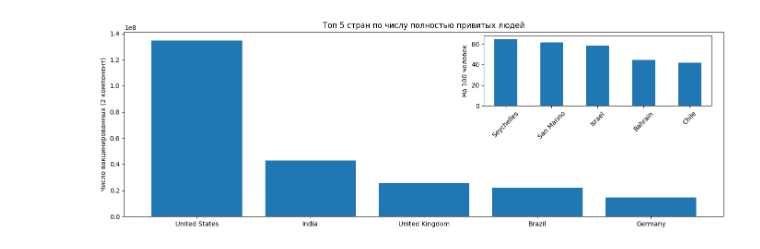
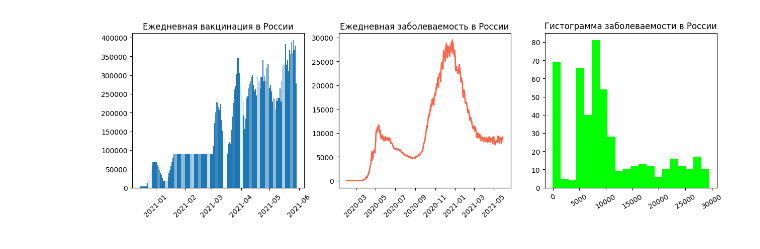
Before and after one commit to Nikolayf11/nikolas, a Jupyter notebook: skilfactory/PY_13_Визуализация/data/covid.ipynb, the cells around one changed output. Cells and saved outputs as stored; diff of their text form; code cells hidden in the pictures.

```diff
--- a/skilfactory/PY_13_Визуализация/data/covid.ipynb
+++ b/skilfactory/PY_13_Визуализация/data/covid.ipynb
@@ -122,6 +122,11 @@ plt.style.use('default')
   #  explode = [0.1, 0, 0, 0, 0, 0, 0, 0, 0, 0]
 #);
 
+
+
+
+
+
 #избавляемся от пропусков в столбце с вакцинами
 #combination_not_nan = covid_df.dropna(subset=['vaccines'])
 #группируем по странам и выбираем последнюю комбинацию вакцин в стране
@@ -153,42 +158,87 @@ plt.style.use('default')
    # autopct='%.1f%%',
 #);
 
 
 
+
+
 #china_data = covid_df[covid_df['country'] == 'China']
 #china_grouped = china_data.groupby(['date'])[['confirmed', 'active', 'deaths', 'recovered']].sum()
 
 #визуализация графиков
 #fig = plt.figure(figsize=(10, 4))
 #axes = fig.add_axes([0, 0, 1, 1])
 #axes.plot(china_grouped['confirmed'], label='Общее число зафиксированных случаев', lw=3)
 #axes.plot(china_grouped['deaths'], label='Общее число смертей', lw=3)
 #axes.plot(china_grouped['recovered'], label='Общее число выздоровевших пациентов', lw=3)
 #axes.plot(china_grouped['active'], label='Общее число активных случаев', lw=3, linestyle='dashed')
 
 #установка параметров отображения
 #axes.set_title('Статистика Covid-19 в Китае', fontsize=16)
 #axes.set_xlabel('Даты')
 #axes.set_ylabel('Число случаев')
 #axes.set_yticks(range(0, 100000, 10000))
 #axes.xaxis.set_tick_params(rotation=30)
 #axes.grid()
 #axes.legend();
 
-vacc_country = covid_df.groupby('country')['people_fully_vaccinated'].last().nlargest(5)
-vacc_country_per_hundred = covid_df.groupby('country')['people_fully_vaccinated_per_hundred'].last().nlargest(5)
+
+
+
+
+#vacc_country = covid_df.groupby('country')['people_fully_vaccinated'].last().nlargest(5)
+#vacc_country_per_hundred = covid_df.groupby('country')['people_fully_vaccinated_per_hundred'].last().nlargest(5)
 
 #визуализация главного графика
-fig = plt.figure(figsize=(13, 4))
-main_axes = fig.add_axes([0, 0, 1, 1])
-main_axes.bar(x = vacc_country.index, height = vacc_country);
-main_axes.set_ylabel('Число вакцинированных (2 компонент)')
-main_axes.set_title('Топ 5 стран по числу полностью привитых людей')
+#fig = plt.figure(figsize=(13, 4))
+#main_axes = fig.add_axes([0, 0, 1, 1])
+#main_axes.bar(x = vacc_country.index, height = vacc_country);
+#main_axes.set_ylabel('Число вакцинированных (2 компонент)')
+#main_axes.set_title('Топ 5 стран по числу полностью привитых людей')
 
 #визуализация вспомогательного графика
-insert_axes = fig.add_axes([0.6, 0.6, 0.38, 0.38])
-insert_axes.bar(x = vacc_country_per_hundred.index, height = vacc_country_per_hundred, width=0.5);
-insert_axes.set_ylabel('На 100 человек')
-insert_axes.xaxis.set_tick_params(rotation=45)
+#insert_axes = fig.add_axes([0.6, 0.6, 0.38, 0.38])
+#insert_axes.bar(x = vacc_country_per_hundred.index, height = vacc_country_per_hundred, width=0.5);
+#insert_axes.set_ylabel('На 100 человек')
+#insert_axes.xaxis.set_tick_params(rotation=45)
+
+
+
+
+#fig, axes = plt.subplots(nrows=2, ncols=3, figsize=(10, 5))
+
+
+
+russia_data = covid_df[covid_df["country"] == "Russia"]
+
+# визуализация систем координат
+fig, axes = plt.subplots(nrows=1, ncols=3, figsize=(15, 4))
+
+# столбчатая диаграмма
+axes[0].bar(
+    x=russia_data["date"],
+    height=russia_data["daily_vaccinations"],
+    label="Число вакцинированных",
+)
+axes[0].set_title("Ежедневная вакцинация в России")
+axes[0].xaxis.set_tick_params(rotation=45)
+
+# линейный график
+axes[1].plot(
+    russia_data["date"],
+    russia_data["daily_confirmed"],
+    label="Число заболевших",
+    color="tomato",
+    lw=2,
+)
+axes[1].set_title("Ежедневная заболеваемость в России")
+axes[1].xaxis.set_tick_params(rotation=45)
+
+# гистограмма
+axes[2].hist(
+    x=russia_data["daily_confirmed"], label=["Число заболевших"], color="lime", bins=20
+)
+axes[2].set_title("Гистограмма заболеваемости в России")
+axes[2].xaxis.set_tick_params(rotation=30)
 # %% [output]
-[figure, old version]
+[figure, new version]
```
